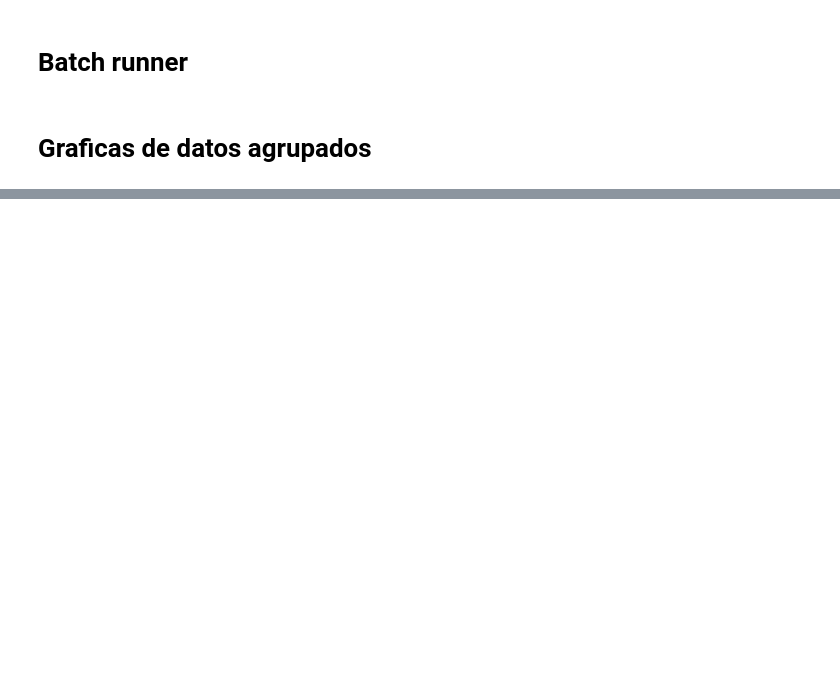
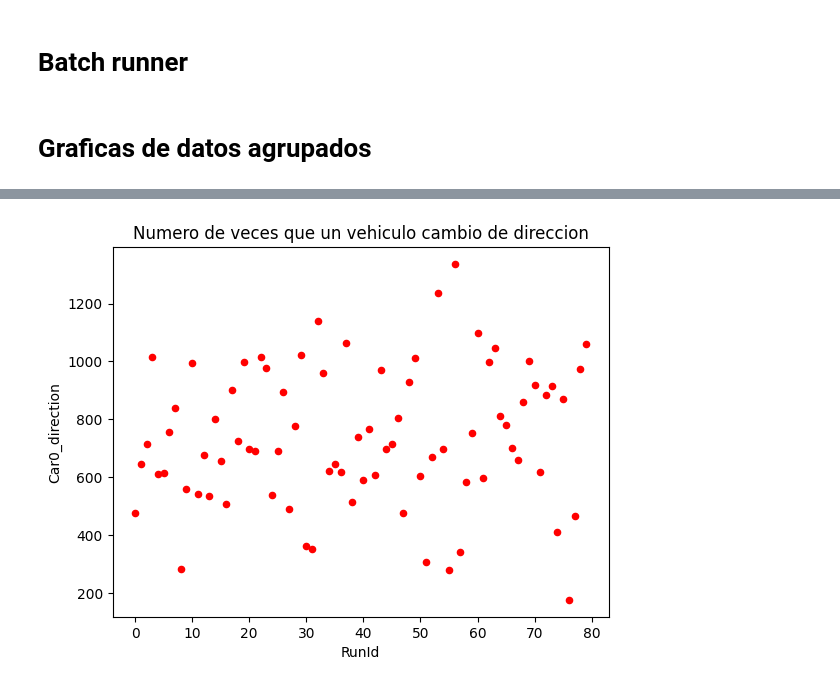
Before and after one commit to sofhdez/multiagentes-mesa, a Jupyter notebook: reto/interseccion/prueba.ipynb, the cells around one changed output, grey strips where cells are left out. Saved outputs shown, nothing was run; the diff lists cells and outputs as text; code cells hidden in the pictures; blank space fills up the shorter version.

```diff
--- a/reto/interseccion/prueba.ipynb
+++ b/reto/interseccion/prueba.ipynb
@@ -190,0 +205,18 @@ df.head()
+# %%
+df = pd.read_csv('./data_batch.csv',index_col=0)
+df = df.groupby(["RunId"]).agg({"Car0_direction": 'sum'})
+df = df.reset_index()
+
+# graph to show the number of times a car changed direction
+df.plot(kind = 'scatter',
+        x = 'RunId',
+        y = 'Car0_direction',
+        color = 'red')
+
+# set the title
+plt.title('Numero de veces que un vehiculo cambio de direccion')
+
+# show the plot
+plt.show()
+# %% [output]
+[figure, added]
```
Also changed, not shown: parts of 10 cells of this notebook, 2 other files.
